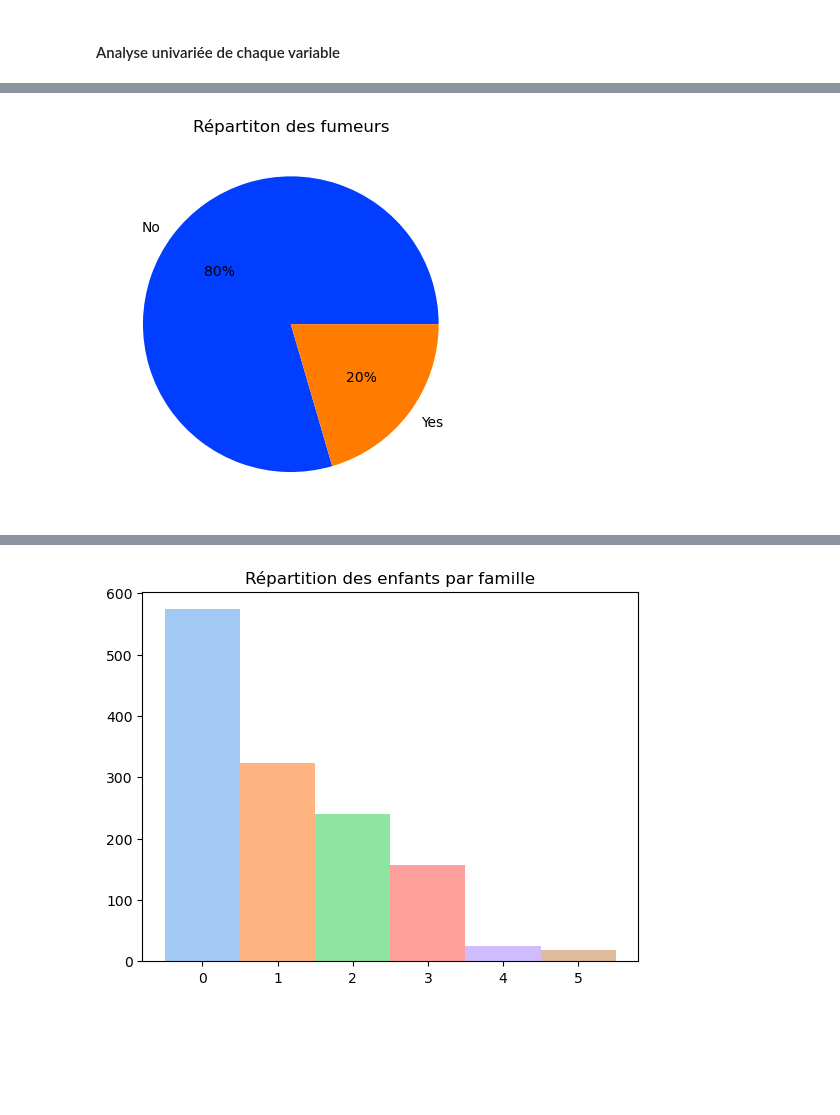
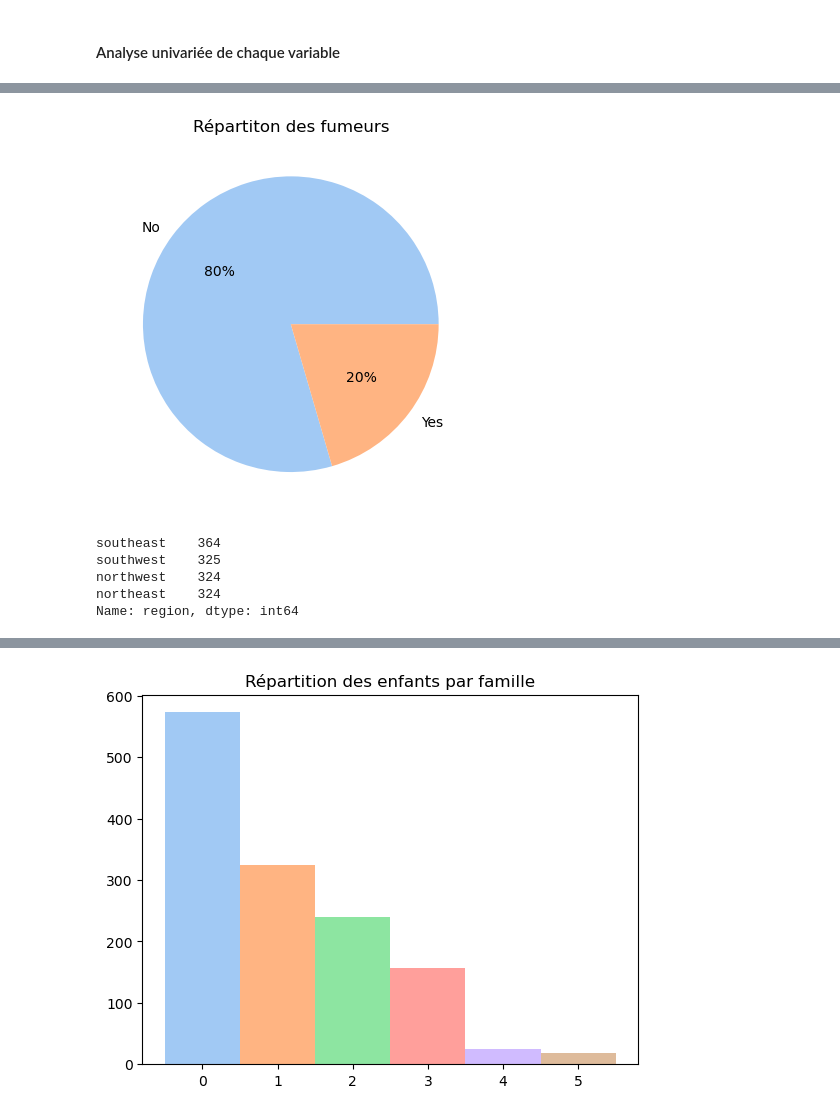
Before and after one commit to EliasMez/assurance, a Jupyter notebook: analysa_anas.ipynb, the cells around one changed output, grey strips where cells are left out. Drawn from its saved outputs; the diff is of its cells as text; code cells hidden in the pictures; blank space fills up the shorter version.

```diff
--- a/analysa_anas.ipynb
+++ b/analysa_anas.ipynb
@@ -8,2 +10,3 @@ from math import log as ln
 # %%
 df = pd.read_csv("assurance.csv")
+df=df.drop_duplicates()
@@ -52,2 +72,3 @@ plt.show()
 # %%
-df['ln_age']= df['age'].apply(lambda x : ln(x))
+df['cub_age']= df['age'].apply(lambda x : x**(1/3))
+df['cub_age']
@@ -89,10 +128,18 @@ no     1064
 yes     274
 Name: smoker, dtype: int64
 # %%
-colors = sns.color_palette('bright')
+colors = sns.color_palette('pastel')
 labels=['No','Yes']
 plt.pie(df['smoker'].value_counts(), colors = colors, labels=labels, autopct = '%0.0f%%')
 plt.title('Répartiton des fumeurs')
 plt.show()
 # %% [output]
-[figure, old version]
+[figure, new version]
+# %%
+df['region'].value_counts()
+# %% [output]
+southeast    364
+southwest    325
+northwest    324
+northeast    324
+Name: region, dtype: int64
```
Also changed, not shown: parts of 24 cells of this notebook, 1 other file.
